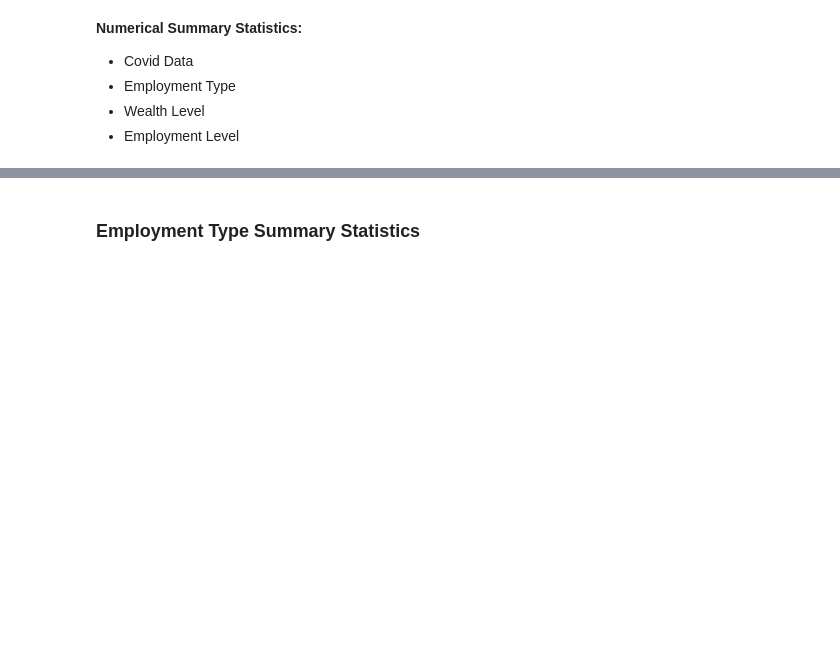
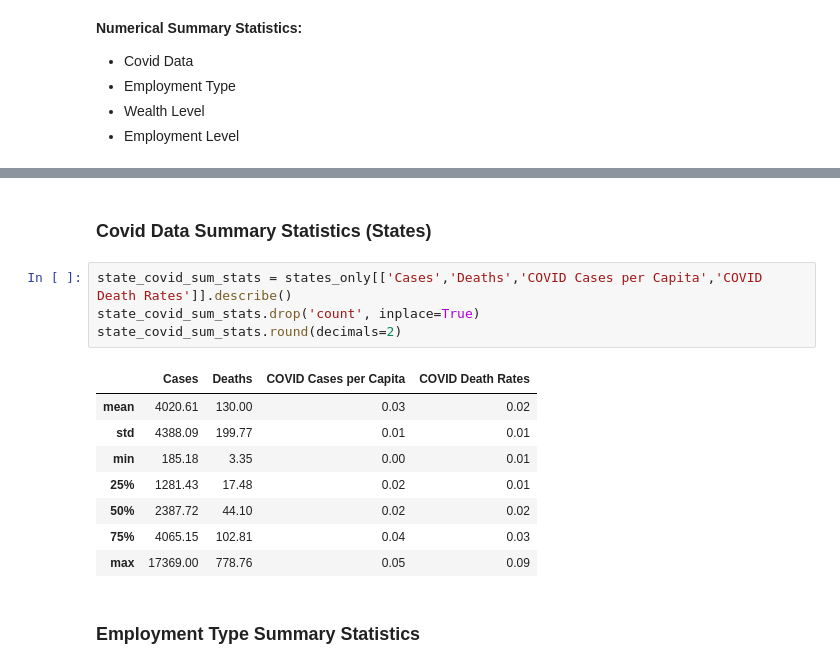
Before and after one commit to anoornazri/225-Project-1, a Jupyter notebook: Project 1.ipynb, the cells around one changed output, grey strips where cells are left out. Cells and saved outputs as stored; diff of their text form; blank space fills up the shorter version.

```diff
--- a/Project 1.ipynb
+++ b/Project 1.ipynb
@@ -241,6 +216,21 @@ covid_sum_stats.round(decimals=2)
 | 50% | 654.50 | 11.00 | 0.03 | 0.02 |
 | 75% | 1794.75 | 36.00 | 0.04 | 0.03 |
 | max | 309190.00 | 7404.00 | 0.20 | 0.20 |
+# %% [markdown]
+### Covid Data Summary Statistics (States)
+# %%
+state_covid_sum_stats = states_only[['Cases','Deaths','COVID Cases per Capita','COVID Death Rates']].describe()
+state_covid_sum_stats.drop('count', inplace=True)
+state_covid_sum_stats.round(decimals=2)
+# %% [output]
+|  | Cases | Deaths | COVID Cases per Capita | COVID Death Rates |
+| mean | 4020.61 | 130.00 | 0.03 | 0.02 |
+| std | 4388.09 | 199.77 | 0.01 | 0.01 |
+| min | 185.18 | 3.35 | 0.00 | 0.01 |
+| 25% | 1281.43 | 17.48 | 0.02 | 0.01 |
+| 50% | 2387.72 | 44.10 | 0.02 | 0.02 |
+| 75% | 4065.15 | 102.81 | 0.04 | 0.03 |
+| max | 17369.00 | 778.76 | 0.05 | 0.09 |
 # %% [markdown]
 ### Employment Type Summary Statistics
 # %%
```
Also changed, not shown: parts of 16 cells of this notebook.
